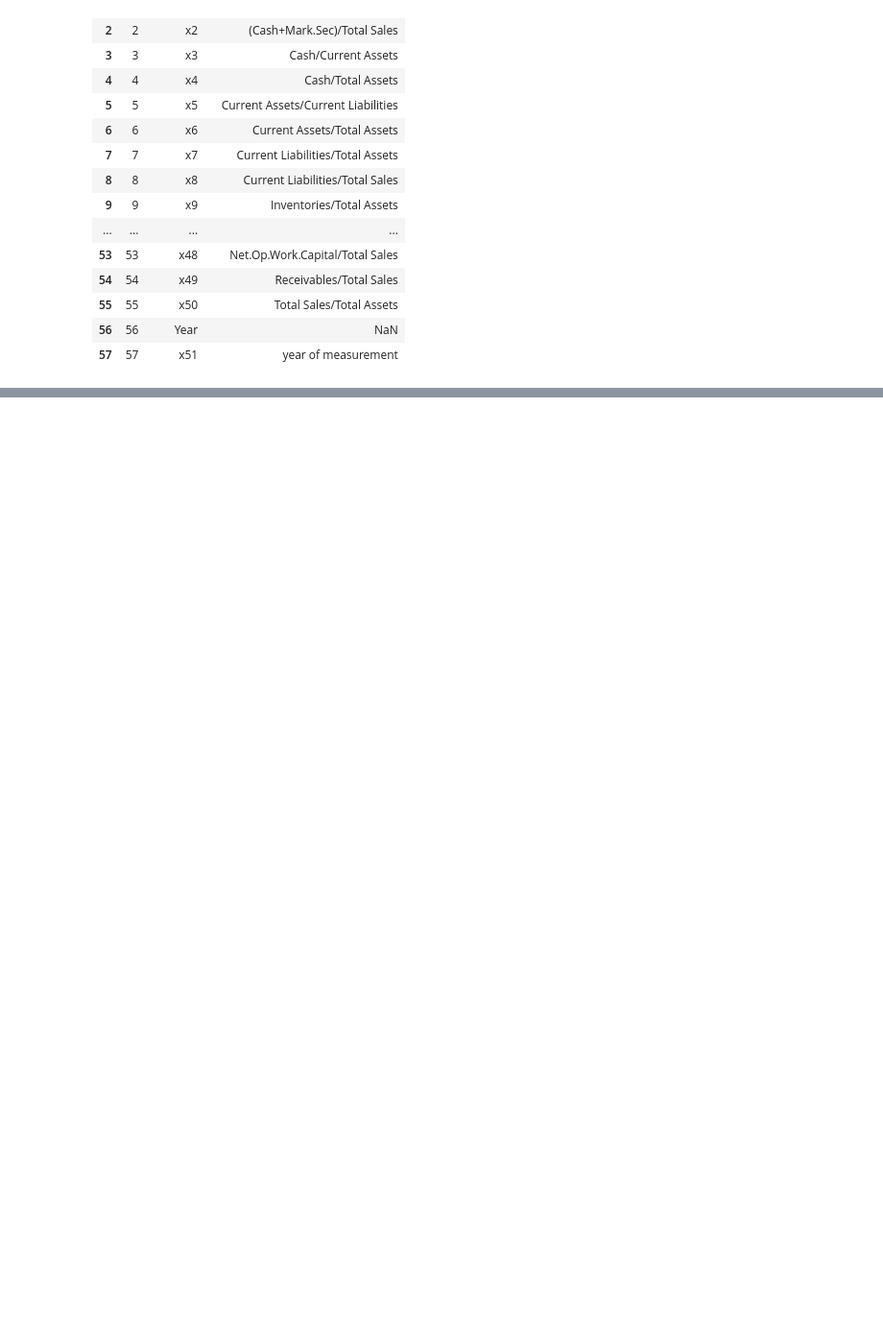
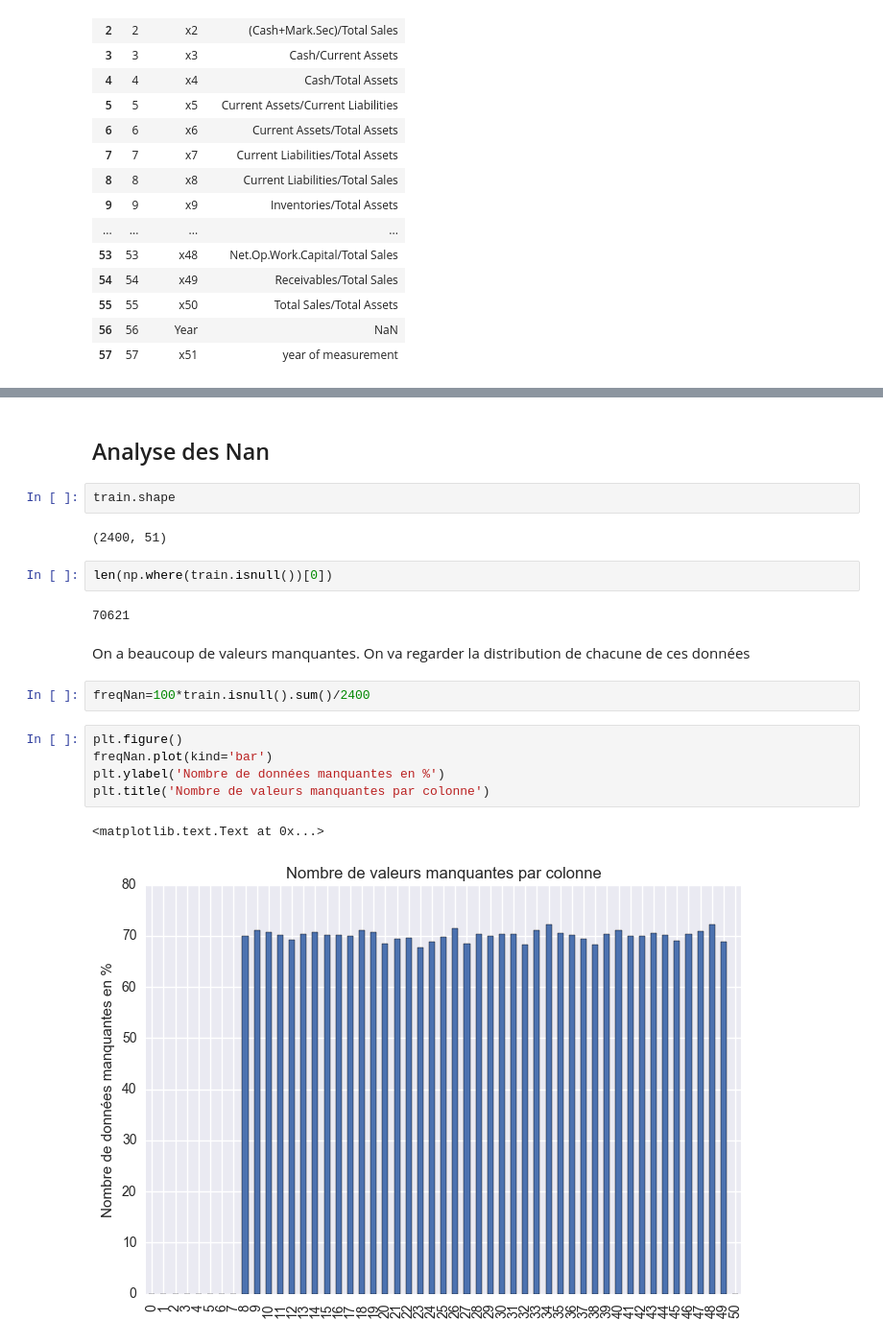
Before and after one commit to bigtdu53/failleIte, a Jupyter notebook: Code/bankrupcy_chanllenge.ipynb, the cells around one changed output, grey strips where cells are left out. Shown: that part at 96% size. Cells and saved outputs as stored; diff of their text form; blank space fills up the shorter version.

Commit message:
Version 1 : ajout de la gestion des valeurs manquantes et d'un premier modèle

```diff
--- a/Code/bankrupcy_chanllenge.ipynb
+++ b/Code/bankrupcy_chanllenge.ipynb
@@ -45,0 +70,22 @@ header.drop(header.columns[[2]], axis=1)
+# %% [markdown]
+## Analyse des Nan
+# %%
+train.shape
+# %% [output]
+(2400, 51)
+# %%
+len(np.where(train.isnull())[0])
+# %% [output]
+70621
+# %% [markdown]
+On a beaucoup de valeurs manquantes. On va regarder la distribution de chacune de ces données
+# %%
+freqNan=100*train.isnull().sum()/2400
+# %%
+plt.figure()
+freqNan.plot(kind='bar')
+plt.ylabel('Nombre de données manquantes en %')
+plt.title('Nombre de valeurs manquantes par colonne')
+# %% [output]
+<matplotlib.text.Text at 0x...>
+[figure, added]
```
Also changed, not shown: parts of 39 cells of this notebook.
